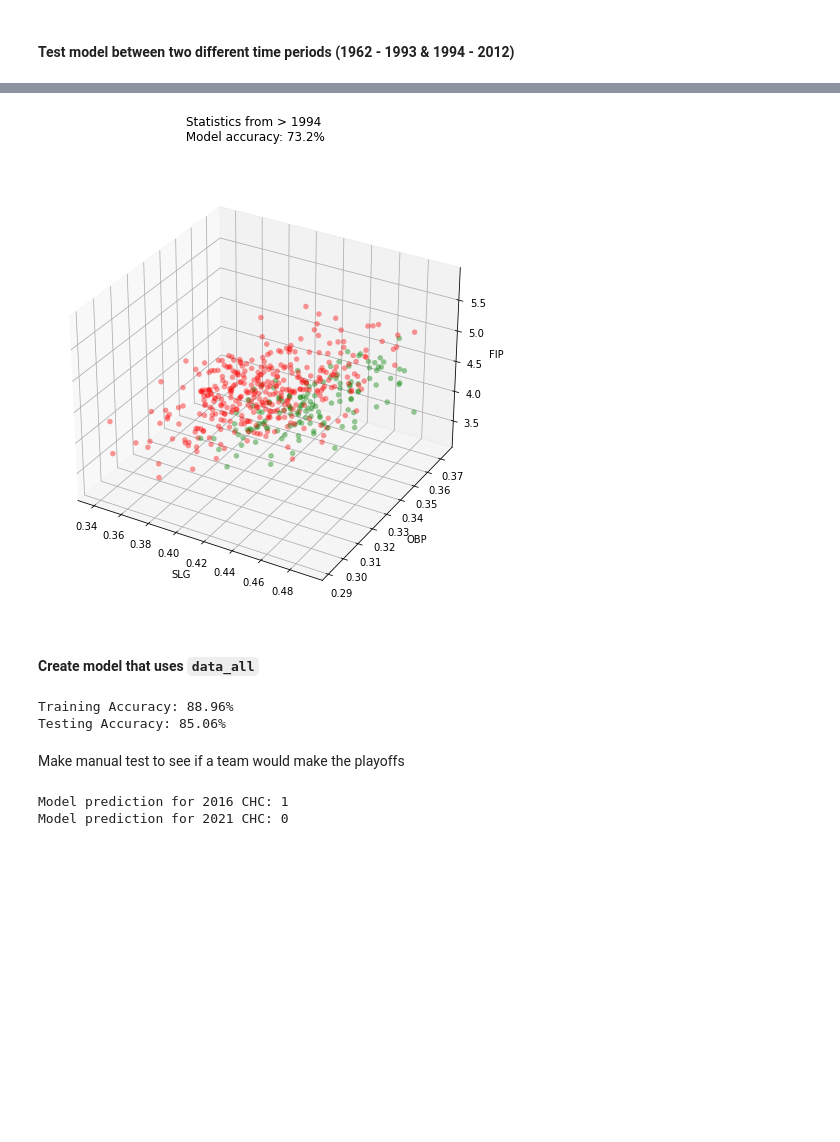
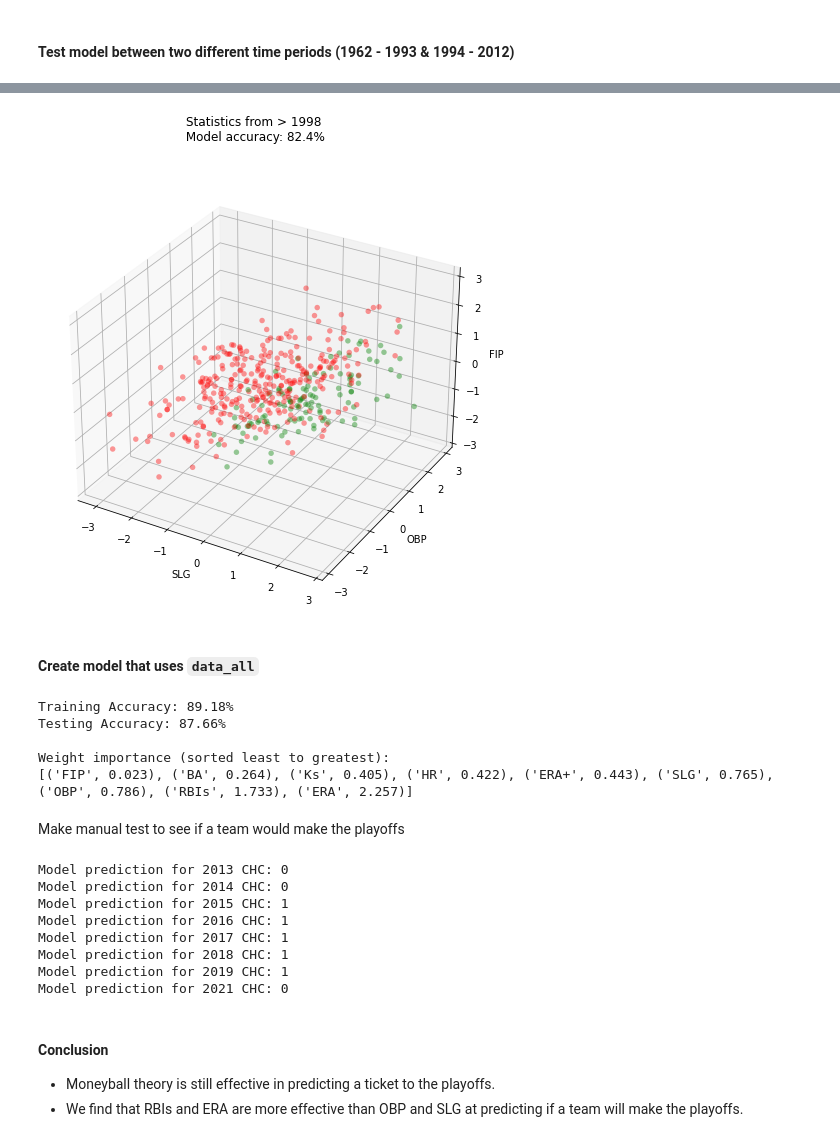
Before and after one commit to rohannakra/Moneyball-Data-Analysis, a Jupyter notebook: main.ipynb, the cells around one changed output, grey strips where cells are left out. Cells and saved outputs as stored; diff of their text form; code cells hidden in the pictures; blank space fills up the shorter version.

Commit message:
Adding predictions.

```diff
--- a/main.ipynb
+++ b/main.ipynb
@@ -280,11 +315,13 @@ time_period_test(1993, '<')
-# %%
-time_period_test(1994, '>')
-# %% [output]
-[figure, removed]
+# %%
+time_period_test(1998, '>')    # 4% decrease after steroids era... coincindence?
+# %% [output]
+[figure, added]
 # %% [markdown]
 #### Create model that uses `data_all`
 # %%
 X_train, X_test, y_train, y_test = train_test_split(data_all, target, stratify=target)
+
+X_train, X_test = scale_data(X_train, X_test)
 
 model = LogisticRegression(max_iter=99999999)
 
@@ -292,9 +329,21 @@ model.fit(X_train, y_train)
 
 print(f'Training Accuracy: {model.score(X_train, y_train)*100:.2f}%')
 print(f'Testing Accuracy: {model.score(X_test, y_test)*100:.2f}%')
+
+weights = model.coef_[0]
+features = ['OBP', 'SLG', 'BA', 'ERA', 'ERA+', 'FIP', 'Ks', 'HR', 'RBIs']
+
+features_plus_weights = [(feature, abs(round(weight, 3))) for feature, weight in zip(features, weights)]
+features_plus_weights = sorted(features_plus_weights, key=lambda i: i[1])
+
+print('\nWeight importance (sorted least to greatest):')
+print(features_plus_weights)
 # %% [output]
-Training Accuracy: 88.96%
-Testing Accuracy: 85.06%
+Training Accuracy: 89.18%
+Testing Accuracy: 87.66%
+
+Weight importance (sorted least to greatest):
+[('FIP', 0.023), ('BA', 0.264), ('Ks', 0.405), ('HR', 0.422), ('ERA+', 0.443), ('SLG', 0.765), ('OBP', 0.786), ('RBIs', 1.733), ('ERA', 2.257)]
 # %% [markdown]
 Make manual test to see if a team would make the playoffs
 # %%
@@ -313,11 +362,24 @@ def manual_test(team, year):
 
     sample = [team_OBP, team_SLG, team_BA, team_ERA, team_ERA_plus, team_FIP, team_Ks, team_HR, team_RBIs]
     sample = np.array(sample).reshape(1, -1)
+    _, sample = scale_data(data_all, sample)    # Reinitializing scaler to scale sample.
 
     return f'Model prediction for {year} {team_object.abbreviation}: {model.predict(sample)[0]}'
 
-print(manual_test('CHC', 2016))
-print(manual_test('CHC', 2021))    # NOTE: both are correct.
+for year in [2013, 2014, 2015, 2016, 2017, 2018, 2019, 2021]:    # Skip 2020 (COVID year with 60 games)
+    print(manual_test('CHC', year))
+
+# NOTE: all are right aside from 2019, but Cubs won 84 games and based on run differential, they were expected to win 90 games that season.
 # %% [output]
+Model prediction for 2013 CHC: 0
+Model prediction for 2014 CHC: 0
+Model prediction for 2015 CHC: 1
 Model prediction for 2016 CHC: 1
+Model prediction for 2017 CHC: 1
+Model prediction for 2018 CHC: 1
+Model prediction for 2019 CHC: 1
 Model prediction for 2021 CHC: 0
+# %% [markdown]
+#### Conclusion
+* Moneyball theory is still effective in predicting a ticket to the playoffs.
+* We find that RBIs and ERA are more effective than OBP and SLG at predicting if a team will make the playoffs.
```
Also changed, not shown: parts of 4 cells of this notebook.
